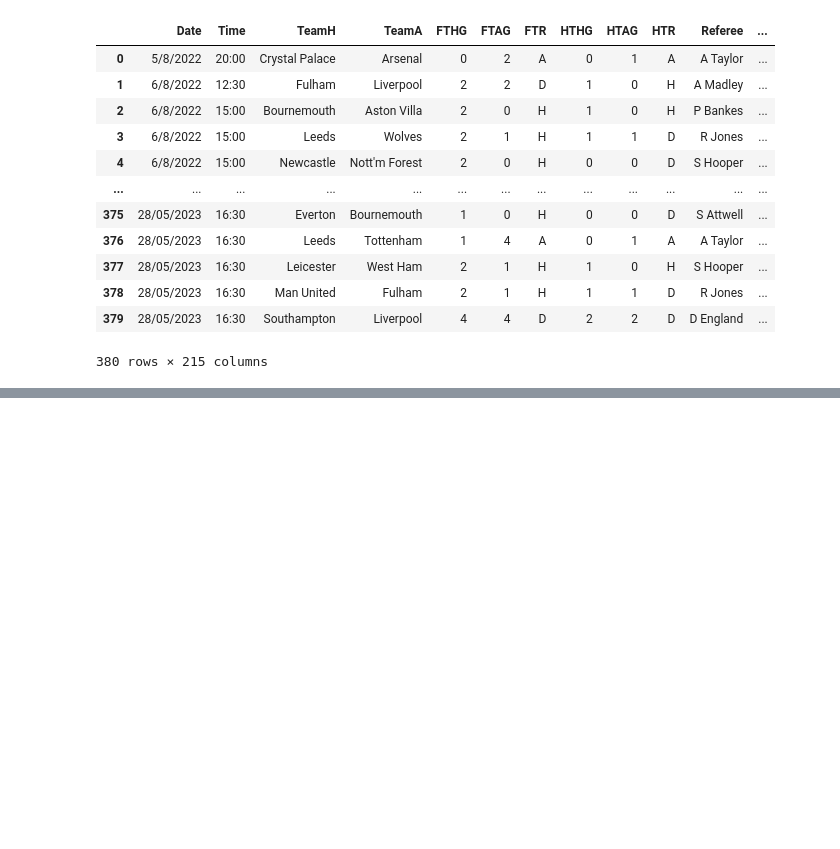
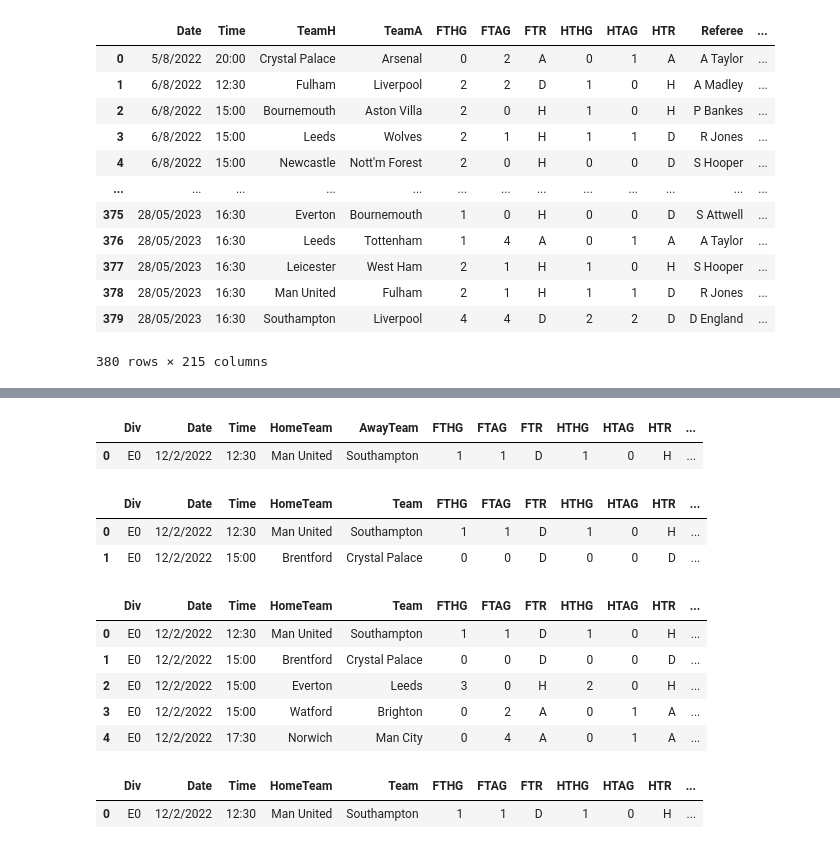
Before and after one commit to jeffreyreeve/capstone-premier-league-predictor, a Jupyter notebook: notebooks/data_prep.ipynb, the cells around one changed output, grey strips where cells are left out. Saved outputs shown, nothing was run; the diff lists cells and outputs as text; code cells hidden in the pictures; blank space fills up the shorter version.

```diff
--- a/notebooks/data_prep.ipynb
+++ b/notebooks/data_prep.ipynb
@@ -497,0 +494,3 @@ teams2 = teams2.drop(labels=[1], axis=0)
+# %%
+season22.rename(columns={'HomeTeam': 'Team'}, inplace=True)
+season22.head(1)
@@ -497,0 +514,29 @@ teams2 = teams2.drop(labels=[1], axis=0)
+# %%
+season22.rename(columns={'Team': 'HomeTeam'}, inplace=True)
+season22.head(1)
+# %% [output]
+|  | Div | Date | Time | HomeTeam | AwayTeam | FTHG | FTAG | FTR | HTHG | HTAG | HTR | ... |
+| 0 | E0 | 12/2/2022 | 12:30 | Man United | Southampton | 1 | 1 | D | 1 | 0 | H | ... |
+# %%
+season22.rename(columns={'AwayTeam': 'Team'}, inplace=True)
+season22.head(2)
+# %% [output]
+|  | Div | Date | Time | HomeTeam | Team | FTHG | FTAG | FTR | HTHG | HTAG | HTR | ... |
+| 0 | E0 | 12/2/2022 | 12:30 | Man United | Southampton | 1 | 1 | D | 1 | 0 | H | ... |
+| 1 | E0 | 12/2/2022 | 15:00 | Brentford | Crystal Palace | 0 | 0 | D | 0 | 0 | D | ... |
+# %%
+season22.rename(columns={'Str': 'HStr', 'SOH': 'HSOH', 'SOA': 'HSOA', 'SAH': 'HSAH', 'SAA': 'HSAA', 'SDH': 'HSDH', 'SDA': 'HSDA', 'O': 'HO', 'A': 'HA', 'M': 'HM', 'D': 'HD', 'StartingAverageAge': 'HSAAge', 'Gls': 'HGls', 'Assts': 'HAssts', 'GlsPK': 'HGlsPK', 'xG': 'HxG', 'NpxG': 'HNpxG', 'xAG': 'HxAG', 'Poss': 'HPoss', 'PrgC': 'HPrg', 'PrgP': 'HPrgP', 'GKS%': 'HGKS%', 'GKCS%': 'HGKCS%', 'SoT': 'HSoT', 'G-xG': 'Hg-xG', 'Cmp': 'HCmp', 'Cmp%': 'HCmp%', 'PrgDist': 'HPrgDist', 'Xa': 'HXa', 'KP': 'HKP', 'PPA': 'HPPA', 'CrsPA': 'HCrsPA', 'TB': 'HTB', 'Crs': 'HCrs', 'CK': 'HCK', 'SCA': 'HSCA', 'GCA': 'HGCA', 'TkIW': 'TkIW', 'Lost': 'HLost', 'Blocks': 'HBlocks', 'Pass': 'HPass', 'Int': 'HInt', 'Clr': 'HClr', 'AttPen': 'HAttPen', 'Succ%': 'HSucc%', 'CPA': 'HCPA', 'Dis ': 'HDis', 'PrgR': 'HPrgR', 'OnG': 'HOnG', 'OnGA': 'HOnGA', 'OnxG': 'HOnxG', 'OnxGA': 'HOnxGA'}, inplace=True)
+season22.head()
+# %% [output]
+|  | Div | Date | Time | HomeTeam | Team | FTHG | FTAG | FTR | HTHG | HTAG | HTR | ... |
+| 0 | E0 | 12/2/2022 | 12:30 | Man United | Southampton | 1 | 1 | D | 1 | 0 | H | ... |
+| 1 | E0 | 12/2/2022 | 15:00 | Brentford | Crystal Palace | 0 | 0 | D | 0 | 0 | D | ... |
+| 2 | E0 | 12/2/2022 | 15:00 | Everton | Leeds | 3 | 0 | H | 2 | 0 | H | ... |
+| 3 | E0 | 12/2/2022 | 15:00 | Watford | Brighton | 0 | 2 | A | 0 | 1 | A | ... |
+| 4 | E0 | 12/2/2022 | 17:30 | Norwich | Man City | 0 | 4 | A | 0 | 1 | A | ... |
+# %%
+season22 = pd.merge(season22, team_data, on='Team', how='left')
+season22.head(1)
+# %% [output]
+|  | Div | Date | Time | HomeTeam | Team | FTHG | FTAG | FTR | HTHG | HTAG | HTR | ... |
+| 0 | E0 | 12/2/2022 | 12:30 | Man United | Southampton | 1 | 1 | D | 1 | 0 | H | ... |
```
Also changed, not shown: parts of 46 cells of this notebook.
